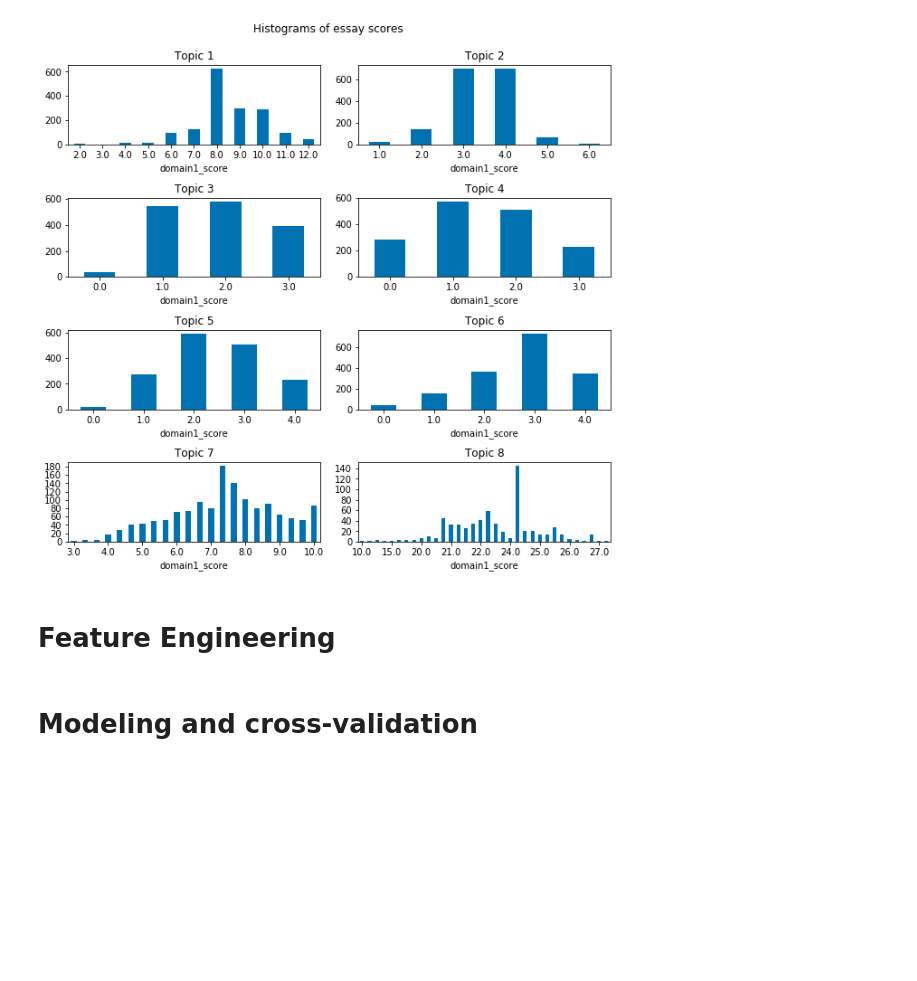
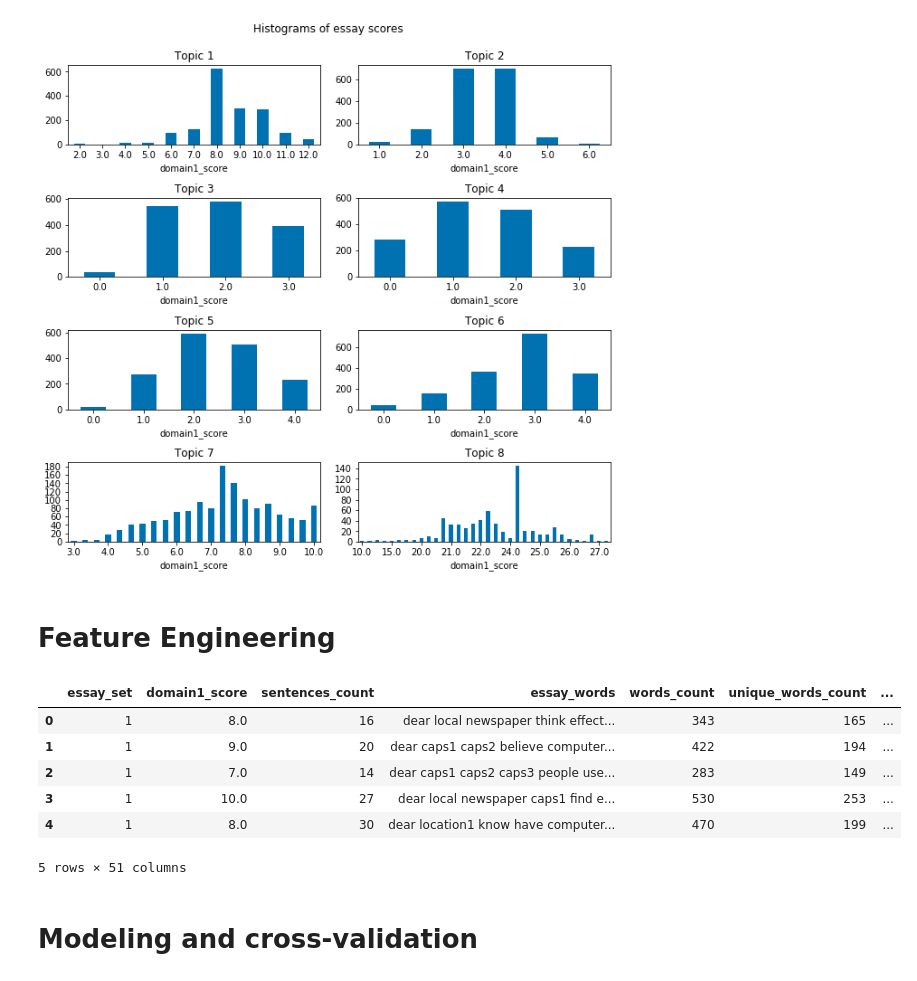
Before and after one commit to michaelgfeldman/BachelorProject, a Jupyter notebook: thesiswork.ipynb, the cells around one changed output. Saved outputs shown, nothing was run; the diff lists cells and outputs as text; code cells hidden in the pictures; blank space fills up the shorter version.

```diff
--- a/thesiswork.ipynb
+++ b/thesiswork.ipynb
@@ -32,8 +32,8 @@ plt.style.use('seaborn-colorblind')
 %matplotlib inline
 # %%
 # downloading the data
-essays = pd.read_csv('train_set.csv')
-essays_test= pd.read_csv('test_set.csv')
+essays = pd.read_csv('data/train_set.csv')
+essays_test= pd.read_csv('data/test_set.csv')
 # %%
 essays.head()
 # %% [output]
@@ -193,6 +193,16 @@ def preprocessing(essays):
 #adding all of the features
 preprocessing(essays)
 preprocessing(essays_test)
+# %%
+essays.head()
+# %% [output]
+|  | essay_set | domain1_score | sentences_count | essay_words | words_count | unique_words_count | ... |
+| 0 | 1 | 8.0 | 16 | dear local newspaper think effect... | 343 | 165 | ... |
+| 1 | 1 | 9.0 | 20 | dear caps1 caps2 believe computer... | 422 | 194 | ... |
+| 2 | 1 | 7.0 | 14 | dear caps1 caps2 caps3 people use... | 283 | 149 | ... |
+| 3 | 1 | 10.0 | 27 | dear local newspaper caps1 find e... | 530 | 253 | ... |
+| 4 | 1 | 8.0 | 30 | dear location1 know have computer... | 470 | 199 | ... |
+5 rows × 51 columns
 # %% [markdown]
 # Modeling and cross-validation
 # %%
```
Also changed, not shown: parts of 2 cells of this notebook, 9 other files.
